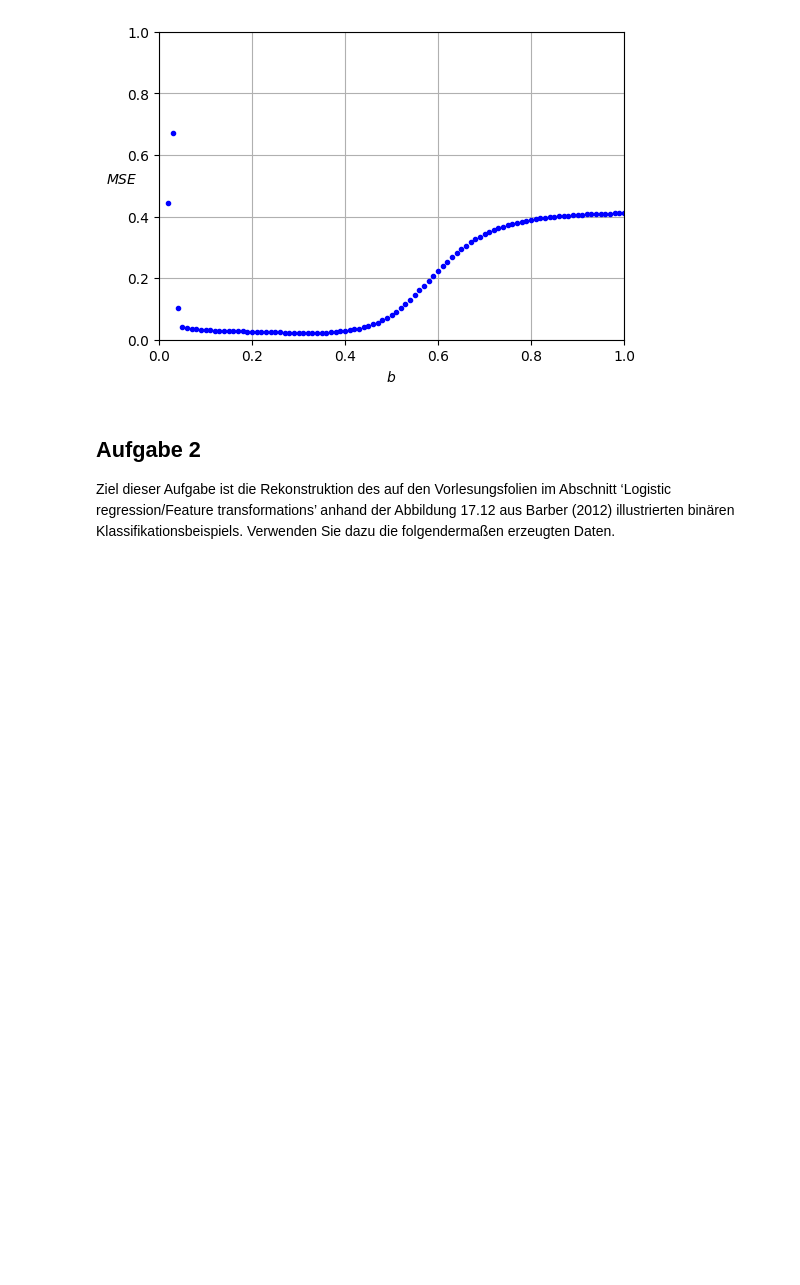
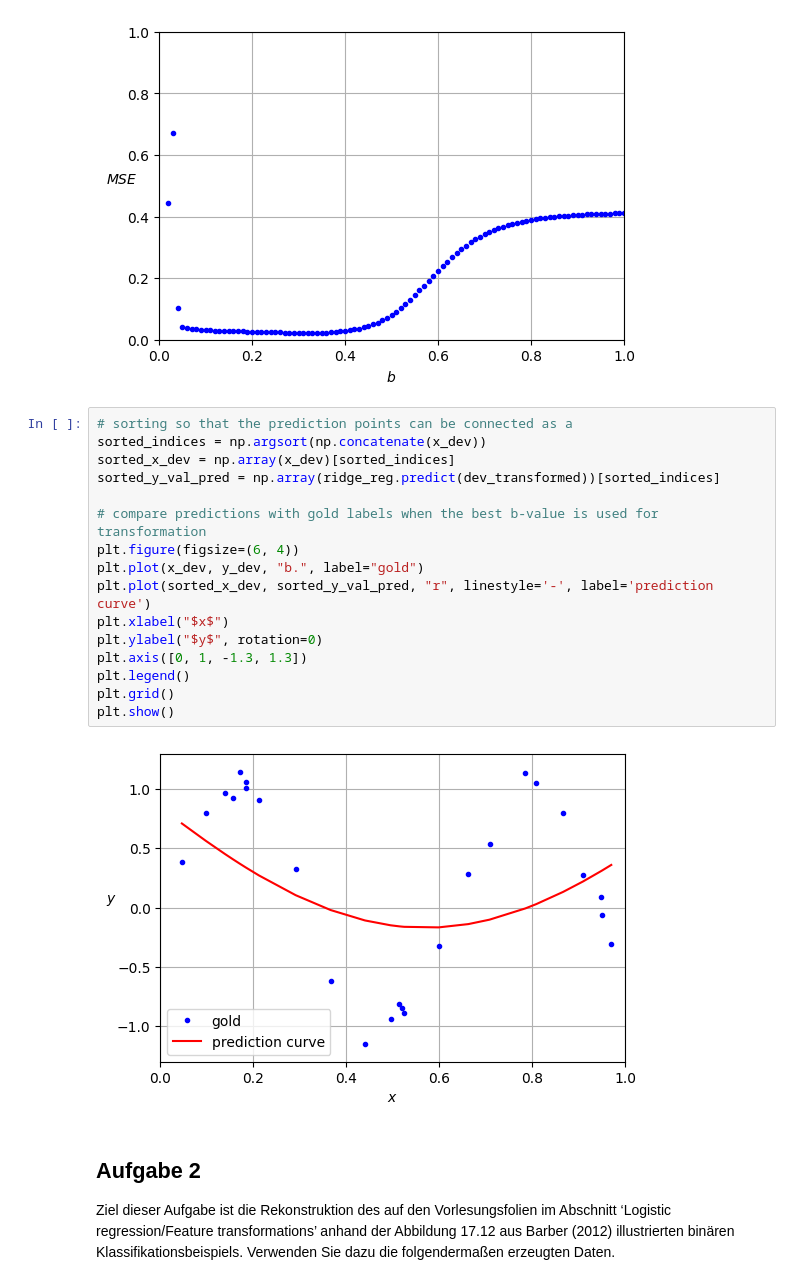
Before and after one commit to ansost/ml23-assignments, a Jupyter notebook: a2-Logistic-Regression/logistic-regression.ipynb, the cells around one changed output. Saved outputs shown, nothing was run; the diff lists cells and outputs as text; blank space fills up the shorter version.

Commit message:
predictions line vs. gold label added

```diff
--- a/a2-Logistic-Regression/logistic-regression.ipynb
+++ b/a2-Logistic-Regression/logistic-regression.ipynb
@@ -94,6 +94,24 @@ plt.grid()
 plt.show()
 # %% [output]
 [figure]
+# %%
+# sorting so that the prediction points can be connected as a
+sorted_indices = np.argsort(np.concatenate(x_dev))
+sorted_x_dev = np.array(x_dev)[sorted_indices]
+sorted_y_val_pred = np.array(ridge_reg.predict(dev_transformed))[sorted_indices]
+
+# compare predictions with gold labels when the best b-value is used for transformation
+plt.figure(figsize=(6, 4))
+plt.plot(x_dev, y_dev, "b.", label="gold")
+plt.plot(sorted_x_dev, sorted_y_val_pred, "r", linestyle='-', label='prediction curve')
+plt.xlabel("$x$")
+plt.ylabel("$y$", rotation=0)
+plt.axis([0, 1, -1.3, 1.3])
+plt.legend()
+plt.grid()
+plt.show()
+# %% [output]
+[figure, added]
 # %% [markdown]
 ## Aufgabe 2
 
```
